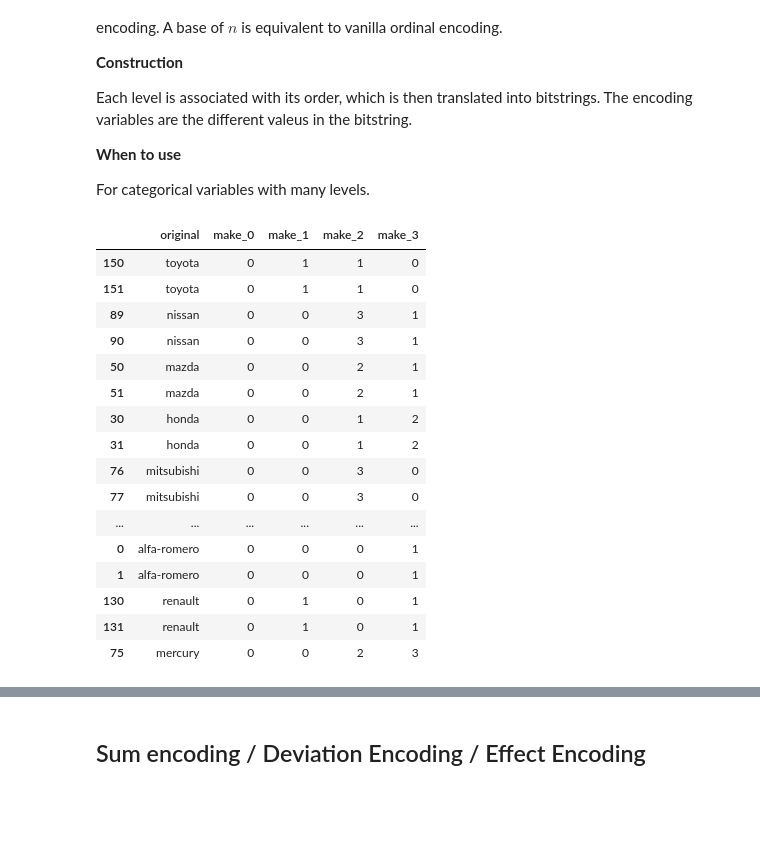
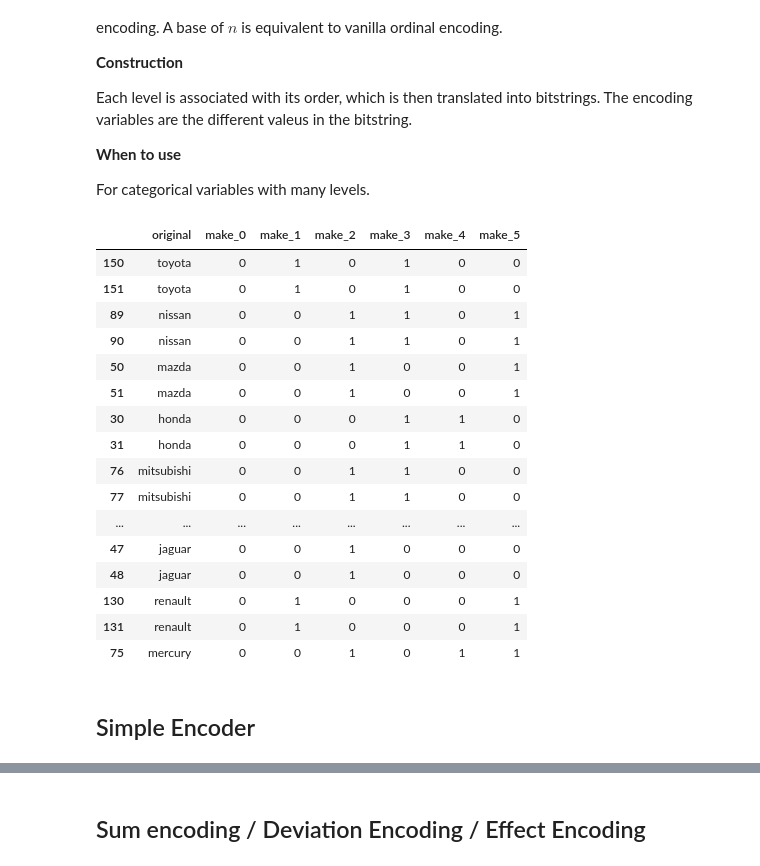
Before and after one commit to pbr142/handson-ml, a Jupyter notebook: materials/06_encoders.ipynb, the cells around one changed output, grey strips where cells are left out. Cells and saved outputs as stored; diff of their text form; code cells hidden in the pictures; blank space fills up the shorter version.

```diff
--- a/materials/06_encoders.ipynb
+++ b/materials/06_encoders.ipynb
@@ -21,3 +42,26 @@ import pandas as pd
+# %%
+import requests
+import category_encoders as ce
+import numpy as np
+import pandas as pd
+
+def encode_var(var, encoder, y=None):
+    if y is None:
+        encoder.fit(var)
+    else:
+        encoder.fit(var, y)
+    new_var = encoder.transform(var)
+    if isinstance(new_var, pd.DataFrame):
+        new_var.insert(0, 'original', var)
+        return new_var
+    else:
+        return pd.DataFrame({'original': var, 'encoder': new_var})
+
+def print_res(res, rows_per_level=2):
+    out = pd.DataFrame(columns=res.columns)
+    for lvl in res.original.unique():
+        out = out.append(res[res.original==lvl].head(rows_per_level))
+    return out
 # %%
 download_data = False
 # %%
@@ -84,9 +129,3 @@ def encode_var(var, encoder, y=None):
-# %%
-def print_res(res, rows_per_level=2):
-    out = pd.DataFrame(columns=res.columns)
-    for lvl in res.original.value_counts().index.values:
-        out = out.append(res[res.original==lvl].head(rows_per_level))
-    return out
 # %% [markdown]
 ## Label Encoding
 # %% [markdown]
@@ -266,24 +301,26 @@ Each level is associated with its order, which is then translated into bitstring
 
 For categorical variables with many levels.
 # %%
-encoder = ce.basen.BaseNEncoder(base=4)
+encoder = ce.basen.BaseNEncoder(base=2)
 res = encode_var(df[["make"]], encoder)
 print_res(res)
 # %% [output]
-|  | original | make_0 | make_1 | make_2 | make_3 |
-| 150 | toyota | 0 | 1 | 1 | 0 |
-| 151 | toyota | 0 | 1 | 1 | 0 |
-| 89 | nissan | 0 | 0 | 3 | 1 |
-| 90 | nissan | 0 | 0 | 3 | 1 |
-| 50 | mazda | 0 | 0 | 2 | 1 |
-| 51 | mazda | 0 | 0 | 2 | 1 |
-| 30 | honda | 0 | 0 | 1 | 2 |
-| 31 | honda | 0 | 0 | 1 | 2 |
-| 76 | mitsubishi | 0 | 0 | 3 | 0 |
-| 77 | mitsubishi | 0 | 0 | 3 | 0 |
-| ... | ... | ... | ... | ... | ... |
-| 0 | alfa-romero | 0 | 0 | 0 | 1 |
-| 1 | alfa-romero | 0 | 0 | 0 | 1 |
-| 130 | renault | 0 | 1 | 0 | 1 |
-| 131 | renault | 0 | 1 | 0 | 1 |
-| 75 | mercury | 0 | 0 | 2 | 3 |
+|  | original | make_0 | make_1 | make_2 | make_3 | make_4 | make_5 |
+| 150 | toyota | 0 | 1 | 0 | 1 | 0 | 0 |
+| 151 | toyota | 0 | 1 | 0 | 1 | 0 | 0 |
+| 89 | nissan | 0 | 0 | 1 | 1 | 0 | 1 |
+| 90 | nissan | 0 | 0 | 1 | 1 | 0 | 1 |
+| 50 | mazda | 0 | 0 | 1 | 0 | 0 | 1 |
+| 51 | mazda | 0 | 0 | 1 | 0 | 0 | 1 |
+| 30 | honda | 0 | 0 | 0 | 1 | 1 | 0 |
+| 31 | honda | 0 | 0 | 0 | 1 | 1 | 0 |
+| 76 | mitsubishi | 0 | 0 | 1 | 1 | 0 | 0 |
+| 77 | mitsubishi | 0 | 0 | 1 | 1 | 0 | 0 |
+| ... | ... | ... | ... | ... | ... | ... | ... |
+| 47 | jaguar | 0 | 0 | 1 | 0 | 0 | 0 |
+| 48 | jaguar | 0 | 0 | 1 | 0 | 0 | 0 |
+| 130 | renault | 0 | 1 | 0 | 0 | 0 | 1 |
+| 131 | renault | 0 | 1 | 0 | 0 | 0 | 1 |
+| 75 | mercury | 0 | 0 | 1 | 0 | 1 | 1 |
+# %% [markdown]
+## Simple Encoder
```
Also changed, not shown: parts of 53 cells of this notebook.
